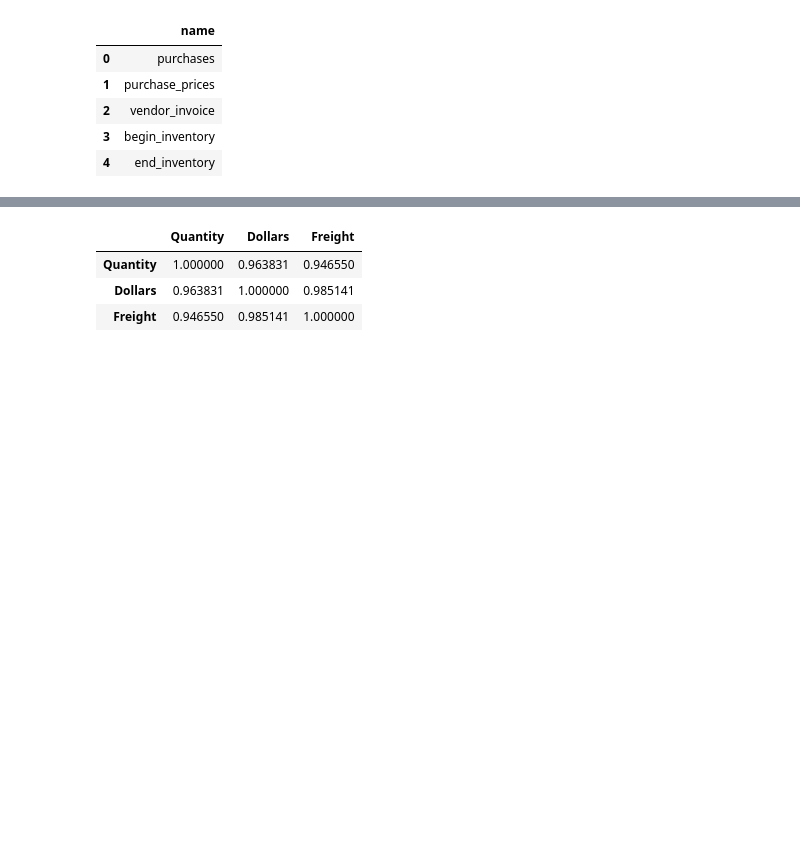
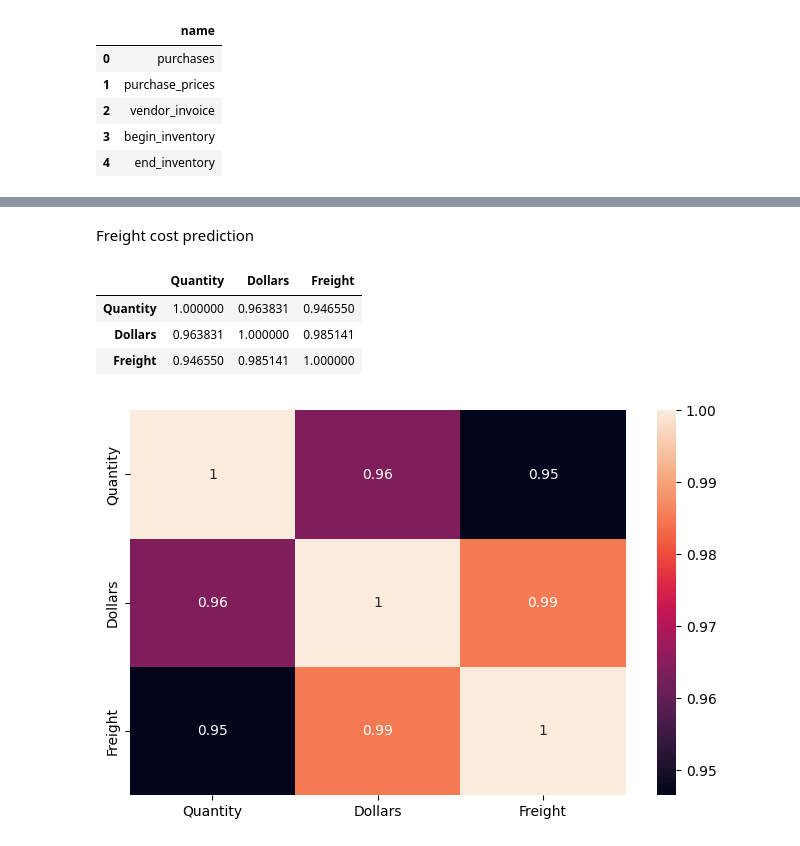
Before and after one commit to Prashantbhati7/invoice-intelligence, a Jupyter notebook: notebooks/freightCost.ipynb, the cells around one changed output, grey strips where cells are left out. Saved outputs shown, nothing was run; the diff lists cells and outputs as text; code cells hidden in the pictures; blank space fills up the shorter version.

```diff
--- a/notebooks/freightCost.ipynb
+++ b/notebooks/freightCost.ipynb
@@ -74,3 +86,5 @@ vendor_df.head()
+# %% [markdown]
+Freight cost prediction
 # %%
-vendor_numberical = vendor_df[['Quantity','Dollars','Freight']]
+vendor_numerical = vendor_df[['Quantity','Dollars','Freight']]
 # %%
@@ -80,3 +94,9 @@ vendor_numberical.corr()      # positive correlation
 | Quantity | 1.000000 | 0.963831 | 0.946550 |
 | Dollars | 0.963831 | 1.000000 | 0.985141 |
 | Freight | 0.946550 | 0.985141 | 1.000000 |
+# %%
+plt.figure(figsize=(8,5))
+sns.heatmap(vendor_numerical.corr(),annot=True)
+plt.show()
+# %% [output]
+[figure, added]
```
Also changed, not shown: parts of 29 cells of this notebook, 6 other files.
